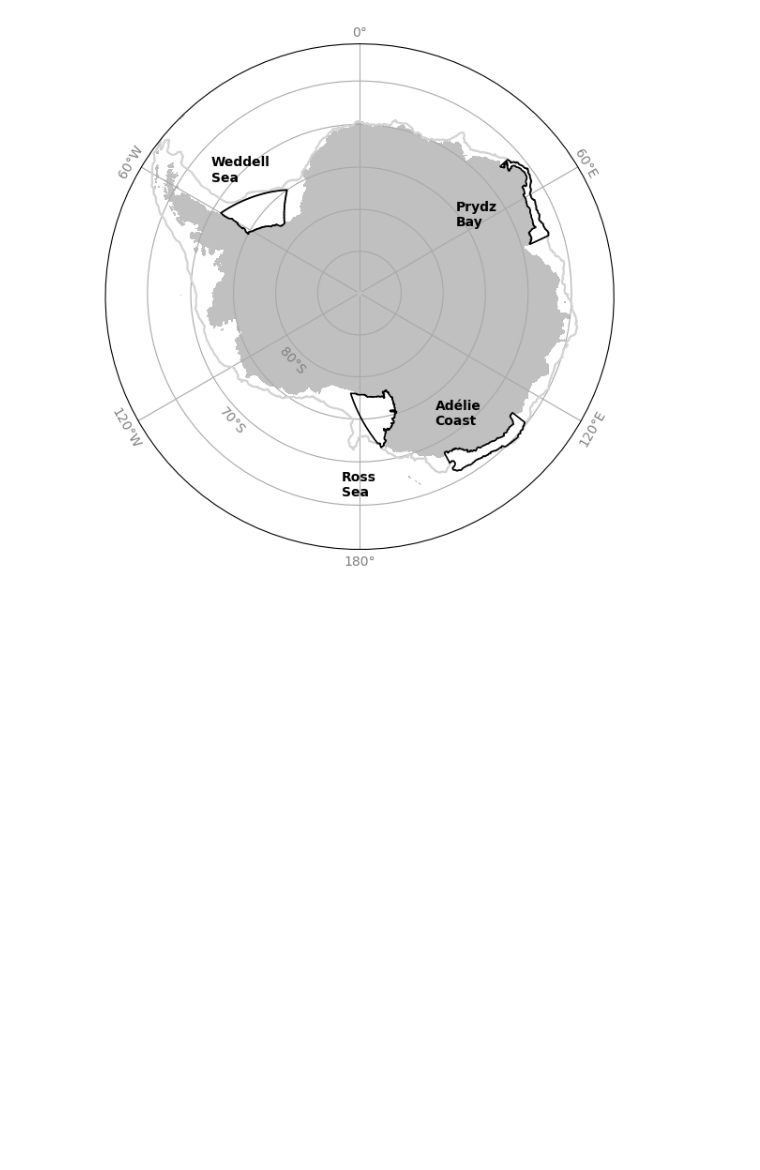
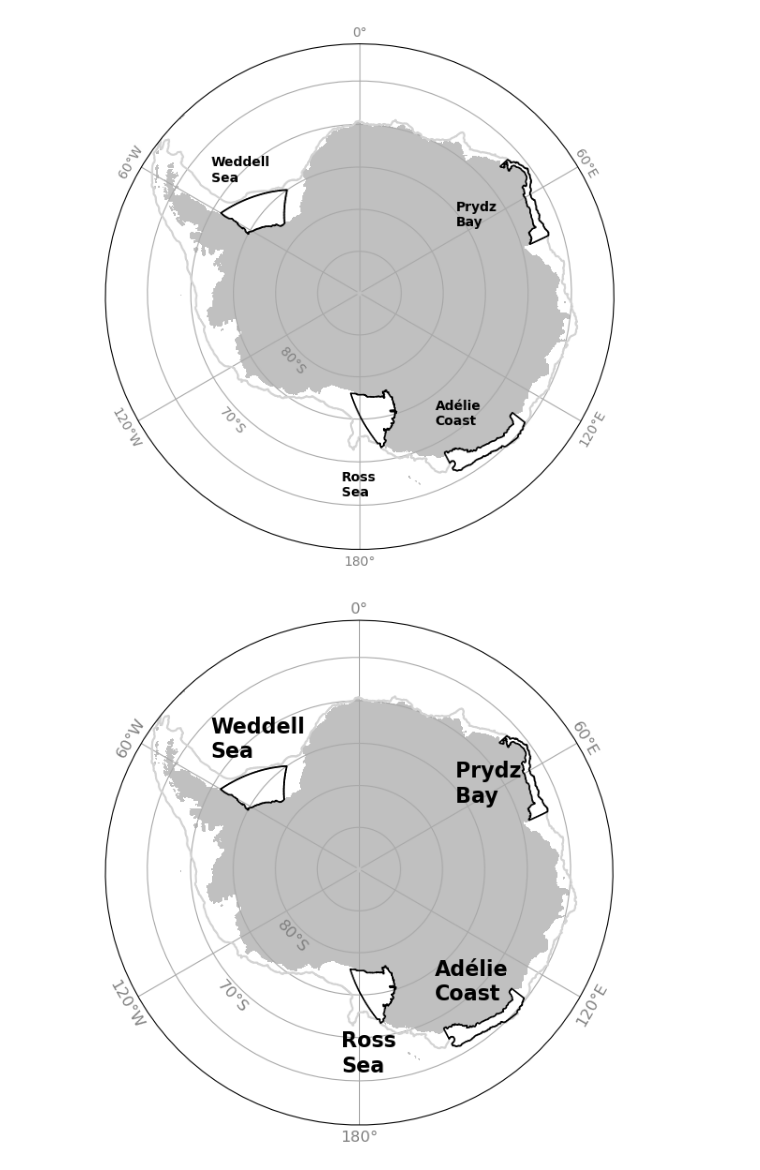
Before and after one commit to adele-morrison/panan-meltwater, a Jupyter notebook: notebooks/bottom_water_analysis/FormationRegions.ipynb, the cells around one changed output. Drawn from its saved outputs; the diff is of its cells as text; code cells hidden in the pictures; blank space fills up the shorter version.

```diff
--- a/notebooks/bottom_water_analysis/FormationRegions.ipynb
+++ b/notebooks/bottom_water_analysis/FormationRegions.ipynb
@@ -228,3 +228,66 @@ plt.text(-175, -66, 'Ross\nSea', fontweight='bold', transform=proj)
 plt.show()
 # %% [output]
 [figure]
+# %%
+fig = plt.figure(figsize=(12, 7))
+plt.subplots_adjust(wspace=.3)
+proj = ccrs.PlateCarree()
+
+ax = plt.subplot(1, 1, 1, projection=ccrs.SouthPolarStereo())
+ax.set_extent([-180, 180, -90, -60], proj)
+ax.set_boundary(circle, transform=ax.transAxes)
+
+# Land mask
+ax.contourf(land_mask.xh.values,
+            np.concatenate(([-90], land_mask.yh[1:].values)),
+            land_mask, colors='silver', levels=[0.5, 2],
+            transform=proj, rasterized=True, zorder=2)
+
+# Gridlines
+gl = ax.gridlines(draw_labels=False, color='darkgray', zorder=3)
+gl.xlocator = mticker.FixedLocator(np.arange(-180, 180, 60))
+
+label_lon = ['0°', '180°', '60°E', '120°W', '120°E', '60°W']
+rot_lon = [0, 0, -60, -60, 60, 60, -90, 90, -30, -30, 30, 30]
+lat_lon_label = [-59.5, -58.7, -59.5, -58.5, -58.5, -59.2, -59.5, -59.2,
+                 -59.5, -58.7, -58.7, -59.5]
+for i, position in enumerate([0, 180, 60, -120, 120, -60]):
+    ax.text(position, lat_lon_label[i], label_lon[i], rotation=rot_lon[i],
+            ha='center', va='center',
+            color='gray', fontsize=12, transform=proj)
+for j in range(70, 90, 10):
+    label = str(j) + '°S'
+    ax.text(-135, -j+1.3, label, rotation=-48, ha='center',
+            va='center', color='gray', fontsize=12,
+            transform=proj)
+
+# Formation region contours
+plt.contour(mask_DSW.xh, mask_DSW.yh, mask_DSW.sel(area='Weddell').values,
+    levels=[0.5], colors='k', linewidths=1.2, transform=proj, zorder=5)
+
+plt.contour(mask_DSW.xh, mask_DSW.yh, mask_DSW.sel(area='Ross').values,
+    levels=[0.5], colors='k', linewidths=1.2, transform=proj, zorder=5)
+
+
+plt.contour(mask_DSW.xh, mask_DSW.yh, mask_DSW.sel(area='Prydz').values,
+    levels=[0.5], colors='k', linewidths=1.2, transform=proj, zorder=5)
+
+
+plt.contour(mask_DSW.xh, mask_DSW.yh, mask_DSW.sel(area='Adelie').values,
+    levels=[0.5], colors='k', linewidths=1.2, transform=proj, zorder=5)
+
+
+# Shelf contour
+plt.contour(shelf_mask.xh, shelf_mask.yh, shelf_mask.values,
+            levels=[0, 1], colors='lightgray', linewidth=.7,
+            transform=proj)
+
+plt.text(-53, -68, 'Weddell\nSea', fontweight='bold', transform=proj, fontsize =16)
+plt.text(55, -76, 'Prydz\nBay', fontweight='bold', transform=proj, fontsize =16)
+plt.text(150, -72, 'Adélie\nCoast', fontweight='bold', transform=proj, fontsize =16)
+plt.text(-175, -66, 'Ross\nSea', fontweight='bold', transform=proj, fontsize =16)
+
+
+plt.show()
+# %% [output]
+[figure, added]
```
Also changed, not shown: parts of 1 cell of this notebook, 7 other files.
